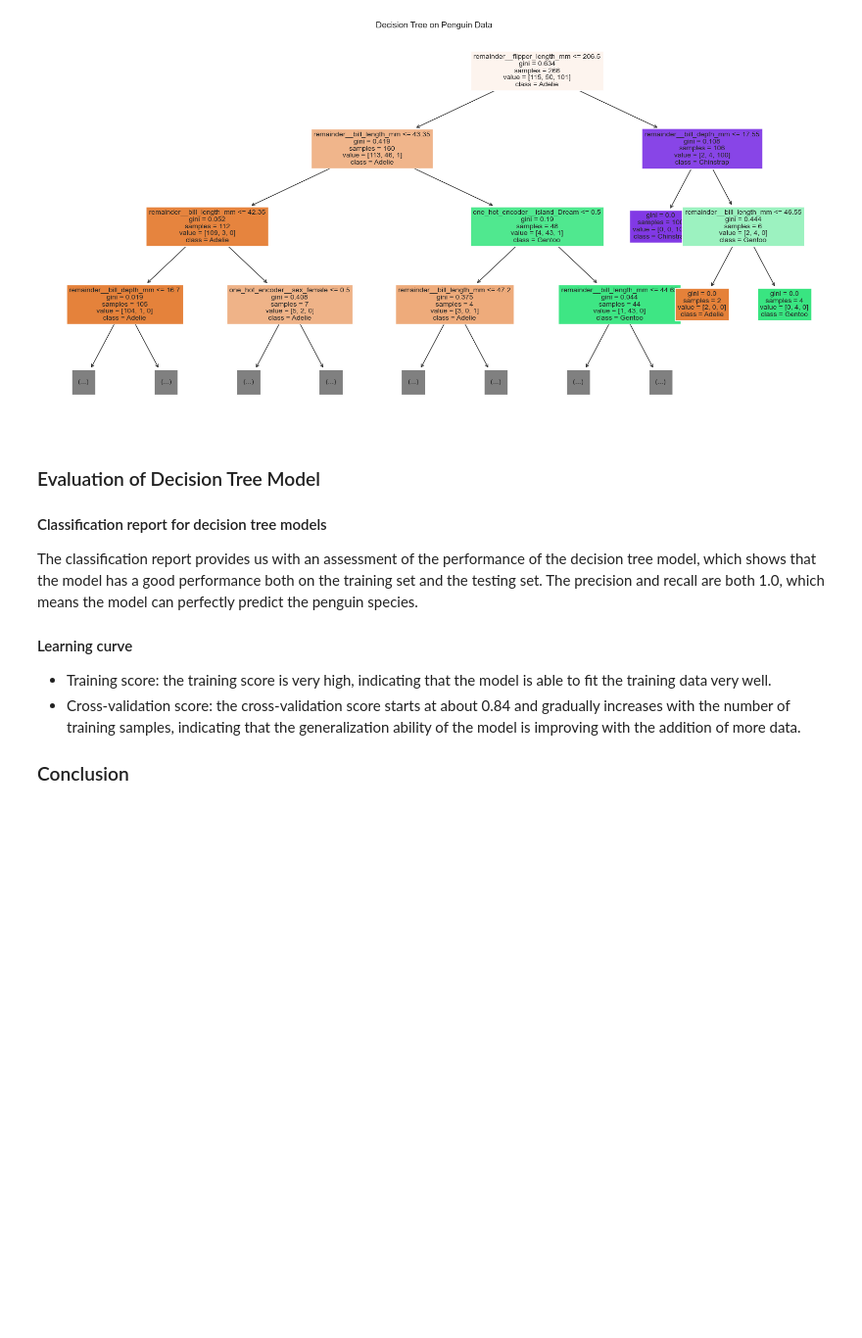
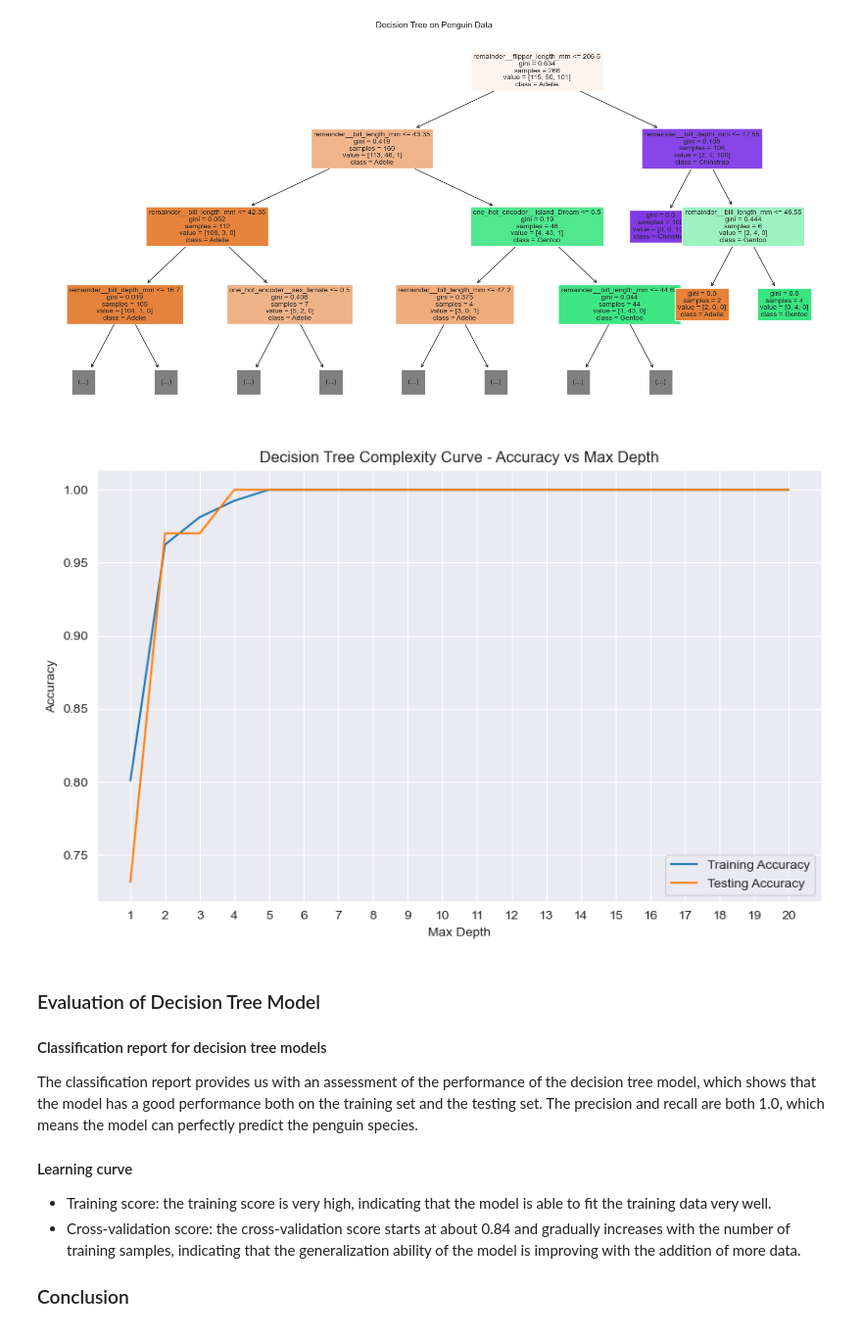
Before and after one commit to Slliki/MScProject, a Jupyter notebook: AI_TA/Coursework/AI_Cousework.ipynb, the cells around one changed output. Shown at 98% size. Saved outputs shown, nothing was run; the diff lists cells and outputs as text; code cells hidden in the pictures; blank space fills up the shorter version.

```diff
--- a/AI_TA/Coursework/AI_Cousework.ipynb
+++ b/AI_TA/Coursework/AI_Cousework.ipynb
@@ -567,6 +623,41 @@ plt.title("Decision Tree on Penguin Data")
 plt.show()
 # %% [output]
 [figure]
+# %%
+# 可能的最大深度值
+max_depths = np.arange(1, 21)
+train_accuracies = []
+test_accuracies = []
+
+for max_depth in max_depths:
+    # 为当前深度创建决策树模型
+    tree_model = DecisionTreeClassifier(max_depth=max_depth, random_state=27, criterion='gini')
+    tree_model.fit(X_train, y_train)
+
+    # 计算训练集和测试集的准确率
+    y_train_pred = tree_model.predict(X_train)
+    y_test_pred = tree_model.predict(X_test)
+    train_accuracy = accuracy_score(y_train, y_train_pred)
+    test_accuracy = accuracy_score(y_test, y_test_pred)
+
+    # 保存准确率
+    train_accuracies.append(train_accuracy)
+    test_accuracies.append(test_accuracy)
+
+# 绘制复杂度曲线
+plt.figure(figsize=(10, 6))
+plt.plot(max_depths, train_accuracies, label='Training Accuracy')
+plt.plot(max_depths, test_accuracies, label='Testing Accuracy')
+plt.xlabel('Max Depth')
+plt.ylabel('Accuracy')
+plt.title('Decision Tree Complexity Curve - Accuracy vs Max Depth')
+plt.legend()
+plt.xticks(max_depths)
+plt.grid(True)
+plt.show()
+## set max_depth=4
+# %% [output]
+[figure, added]
 # %% [markdown]
 ### Evaluation of Decision Tree Model
 #### Classification report for decision tree models
```
Also changed, not shown: parts of 16 cells of this notebook, 6 other files.
